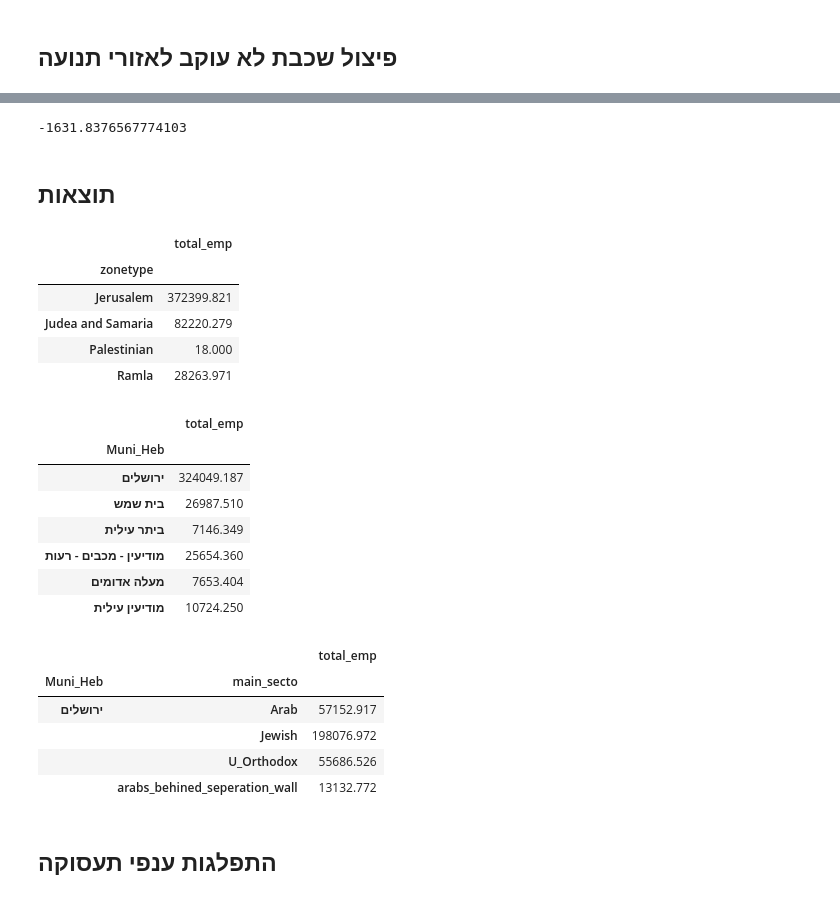
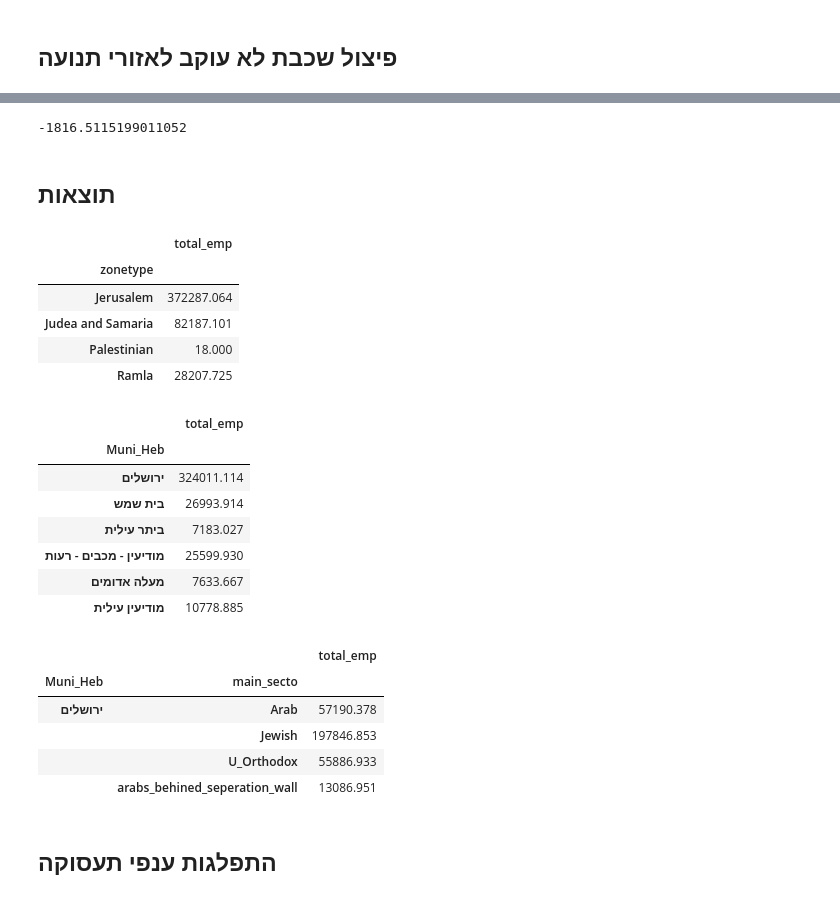
Before and after one commit to JTMPT/forecast, a Jupyter notebook: create_forecast_basic/current/emp_current_year_230718.ipynb, the cells around one changed output, grey strips where cells are left out. Saved outputs shown, nothing was run; the diff lists cells and outputs as text; code cells hidden in the pictures.

```diff
--- a/create_forecast_basic/current/emp_current_year_230718.ipynb
+++ b/create_forecast_basic/current/emp_current_year_230718.ipynb
@@ -17,6 +17,10 @@ pd.set_option('display.max_columns', None)
 pd.set_option('display.float_format', lambda x: '%.3f' % x)
 # %% [markdown]
 ## פונקציות
+# %%
+def drop_geo(geoDF):
+    geoDF = geoDF.drop(columns='geometry')
+    return geoDF
 # %%
 def double_taz_num(df):
     dup_taz_num=df.groupby(['Taz_num']).size().reset_index(name='count').query('count>1').Taz_num.to_list()
@@ -98,7 +99,7 @@ emp_Education=taz.query('main_secto!="Palestinian"')['emp_Education'].sum().item
 # %%
 student_dorms=up_load_shp(r'{}\background_files\student_dorms.shp'.format(software_data_folder_location))
 # %%
-taz['student_dorms']=gpd.sjoin(taz[['geometry']].reset_index(),student_dorms).pivot_table(index='Taz_num',aggfunc=sum)[['student_nu']]
+taz['student_dorms']=gpd.sjoin(taz[['geometry']].reset_index(),student_dorms)[['Taz_num','student_nu']].pivot_table(index='Taz_num',aggfunc=sum)
 # %%
 taz=taz.fillna(0)
 # %%
@@ -350,4 +351,4 @@ EMP_kibolet_by_taz=EMP_kibolet_by_taz.query('(pre_small_area_taz >0.7) | (pre_sm
 # %%
 EMP_kibolet_by_taz=EMP_kibolet_by_taz.set_index('ID')
 # %%
-EMP_kibolet_by_taz['id_area_for_pre']=EMP_kibolet_by_taz.reset_index().groupby(by='ID').sum()['small_area']
+EMP_kibolet_by_taz['id_area_for_pre']=EMP_kibolet_by_taz.reset_index().groupby(by='ID')['small_area'].sum()
@@ -356,7 +378,7 @@ EMP_kibolet_by_taz['prec_from_id']=EMP_kibolet_by_taz['small_area']/EMP_kibolet_
 # %%
 EMP_kibolet_by_taz['emp_without_palestin_in_taz']=EMP_kibolet_by_taz['emp_without_palestin']*EMP_kibolet_by_taz['prec_from_id']
 # %%
-taz['emp_not_okev']=EMP_kibolet_by_taz.pivot_table(index='Taz_num',aggfunc=sum)[['emp_without_palestin_in_taz']]
+taz['emp_not_okev']=drop_geo(EMP_kibolet_by_taz).pivot_table(index='Taz_num',aggfunc=sum)[['emp_without_palestin_in_taz']]
 # %%
 taz=taz.fillna(0)
 # %%
@@ -364,38 +386,38 @@ taz['total_emp']=taz['emp_not_okev']+taz['emp_okev']+taz['emp_Education']
 # %%
 taz.query('main_secto!="Palestinian"')['total_emp'].sum()-emp_in_jtmt_area_without_mobile
 # %% [output]
--1631.8376567774103
+-1816.5115199011052
 # %% [markdown]
 ## תוצאות
 # %%
-taz.groupby(by='zonetype').sum()[['total_emp']]#.loc[['Jerusalem','Judea and Samaria']]
+taz.groupby(by='zonetype')[['total_emp']].sum()#.loc[['Jerusalem','Judea and Samaria']]
 # %% [output]
 |  | total_emp |
 | zonetype |  |
-| Jerusalem | 372399.821 |
-| Judea and Samaria | 82220.279 |
+| Jerusalem | 372287.064 |
+| Judea and Samaria | 82187.101 |
 | Palestinian | 18.000 |
-| Ramla | 28263.971 |
+| Ramla | 28207.725 |
 # %%
-taz.groupby(by='Muni_Heb').sum()[['total_emp']].loc[['ירושלים','בית שמש','ביתר עילית','מודיעין - מכבים - רעות','מעלה אדומים','מודיעין עילית']]
+taz.groupby(by='Muni_Heb')[['total_emp']].sum().loc[['ירושלים','בית שמש','ביתר עילית','מודיעין - מכבים - רעות','מעלה אדומים','מודיעין עילית']]
 # %% [output]
 |  | total_emp |
 | Muni_Heb |  |
-| ירושלים | 324049.187 |
-| בית שמש | 26987.510 |
-| ביתר עילית | 7146.349 |
-| מודיעין - מכבים - רעות | 25654.360 |
-| מעלה אדומים | 7653.404 |
-| מודיעין עילית | 10724.250 |
+| ירושלים | 324011.114 |
+| בית שמש | 26993.914 |
+| ביתר עילית | 7183.027 |
+| מודיעין - מכבים - רעות | 25599.930 |
+| מעלה אדומים | 7633.667 |
+| מודיעין עילית | 10778.885 |
 # %%
-taz.groupby(by=['Muni_Heb','main_secto']).sum()[['total_emp']].loc[['ירושלים']]
+taz.groupby(by=['Muni_Heb','main_secto'])[['total_emp']].sum().loc[['ירושלים']]
 # %% [output]
 |  |  | total_emp |
 | Muni_Heb | main_secto |  |
-| ירושלים | Arab | 57152.917 |
-|  | Jewish | 198076.972 |
-|  | U_Orthodox | 55686.526 |
-|  | arabs_behined_seperation_wall | 13132.772 |
+| ירושלים | Arab | 57190.378 |
+|  | Jewish | 197846.853 |
+|  | U_Orthodox | 55886.933 |
+|  | arabs_behined_seperation_wall | 13086.951 |
 # %% [markdown]
 ## התפלגות ענפי תעסוקה
 # %%
```
Also changed, not shown: parts of 5 cells of this notebook, 2 other files.
